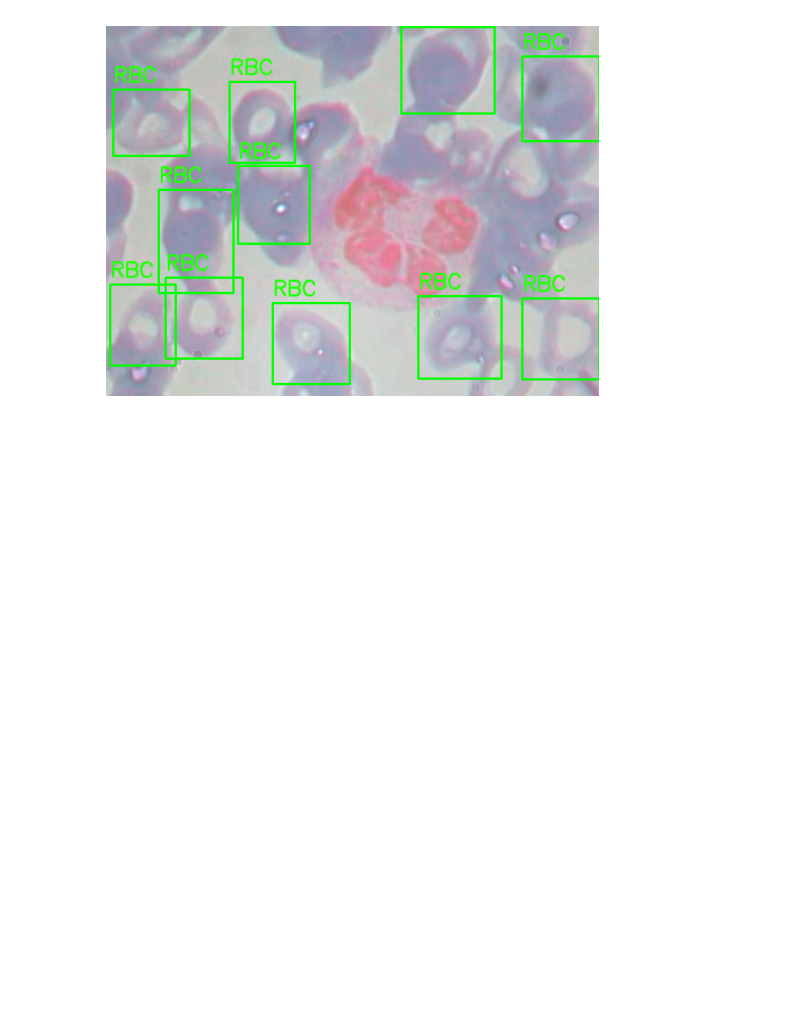
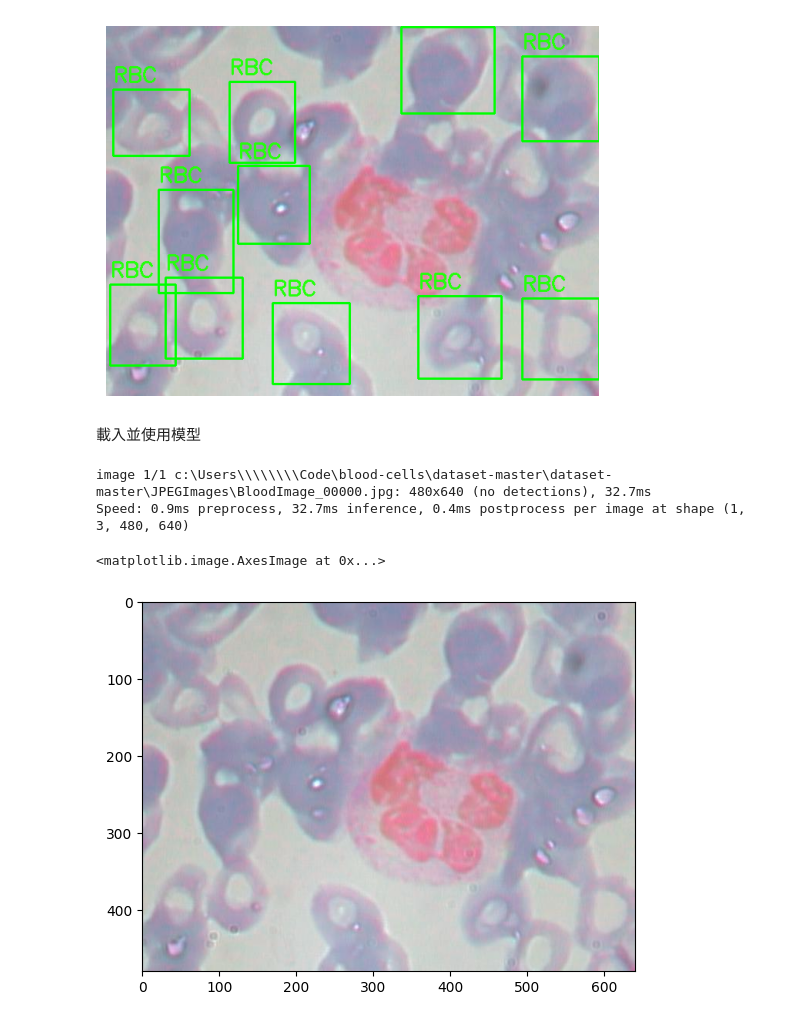
Before and after one commit to Eddy8940/NSYSU_ComputerVision, a Jupyter notebook: blood_cell.ipynb, the cells around one changed output. Drawn from its saved outputs; the diff is of its cells as text; code cells hidden in the pictures; blank space fills up the shorter version.

Commit message:
Add YOLO detection

```diff
--- a/blood_cell.ipynb
+++ b/blood_cell.ipynb
@@ -229,3 +327,23 @@ plt.imshow(img)
 # %% [output]
 <matplotlib.image.AxesImage at 0x...>
 [figure]
+# %% [markdown]
+載入並使用模型
+# %%
+detection_model = YOLO('./model/blood_cell_yolov8n.pt')
+original_img = cv2.imread(original_image_path)
+results = detection_model(original_image_path)
+
+for result in results:
+    boxes = result.boxes
+    for box in boxes:
+
+        x1, y1, x2, y2 = map(int, box.xyxy[0])
+        cv2.rectangle(original_img, (x1, y1), (x2, y2), (255, 255, 0), 2)
+
+plt.imshow(original_img)
+# %% [output]
+image 1/1 c:\Users\\\\\\\\Code\blood-cells\dataset-master\dataset-master\JPEGImages\BloodImage_00000.jpg: 480x640 (no detections), 32.7ms
+Speed: 0.9ms preprocess, 32.7ms inference, 0.4ms postprocess per image at shape (1, 3, 480, 640)
+<matplotlib.image.AxesImage at 0x...>
+[figure, added]
```
Also changed, not shown: parts of 5 cells of this notebook, 11 other files.
